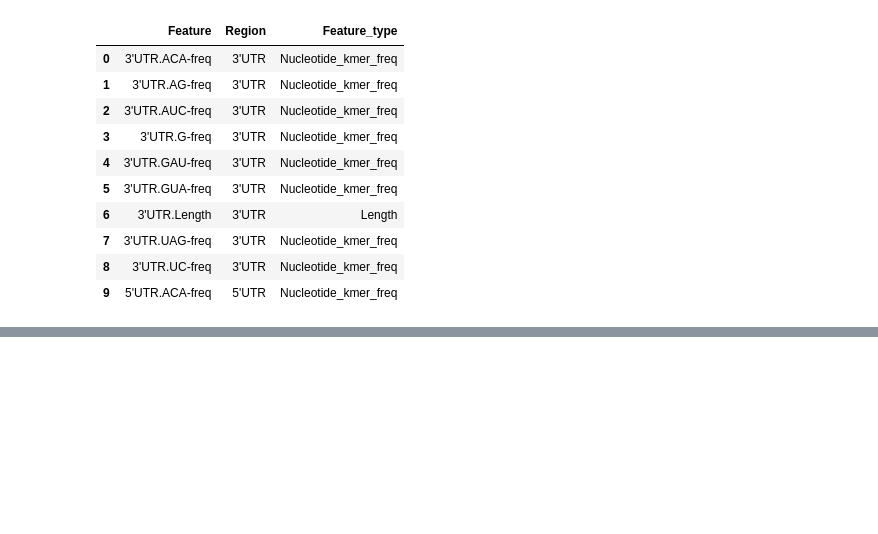
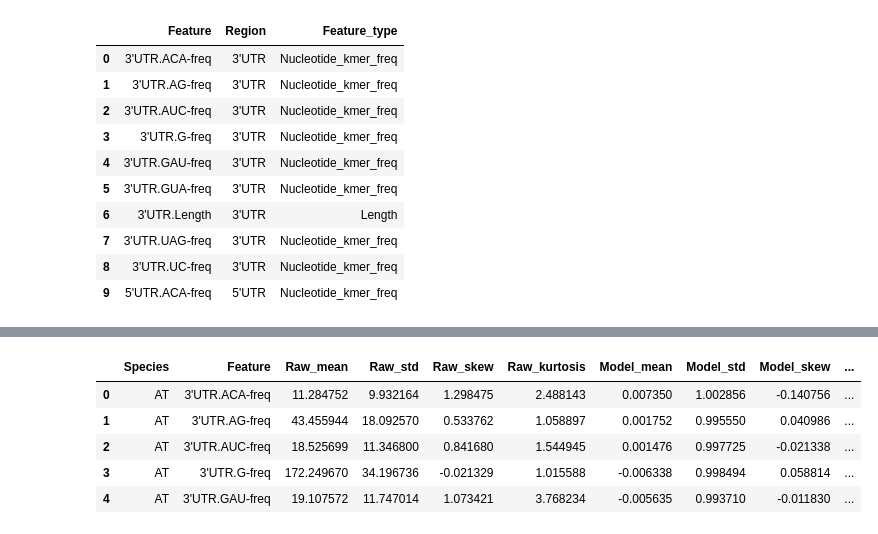
Before and after one commit to ih-11/regression, a Jupyter notebook: notebooks/analysis5_step1.ipynb, the cells around one changed output, grey strips where cells are left out. Cells and saved outputs as stored; diff of their text form; code cells hidden in the pictures; blank space fills up the shorter version.

```diff
--- a/notebooks/analysis5_step1.ipynb
+++ b/notebooks/analysis5_step1.ipynb
@@ -689,0 +895,77 @@ Feature metadata:
+# %%
+# ============================================
+# Raw vs transformed feature distributions
+# ============================================
+
+transform_summary = []
+
+for species_key in SPECIES:
+
+    species = SPECIES_INFO[species_key]["label"]
+    bundle = lgbm_data[species_key]
+
+    raw_df = candidate_raw_wide_df[
+        candidate_raw_wide_df["Species"] == species
+    ][candidate_features]
+
+    model_df = pd.concat(
+        [
+            bundle["x_train_model"][candidate_features],
+            bundle["x_test_model"][candidate_features],
+        ],
+        axis=0,
+    )
+
+    for feature in candidate_features:
+
+        raw = raw_df[feature].dropna()
+
+        model = model_df[feature].dropna()
+
+        transform_summary.append({
+
+            "Species": species,
+            "Feature": feature,
+
+            "Raw_mean": raw.mean(),
+            "Raw_std": raw.std(),
+            "Raw_skew": stats.skew(raw),
+            "Raw_kurtosis": stats.kurtosis(raw),
+
+            "Model_mean": model.mean(),
+            "Model_std": model.std(),
+            "Model_skew": stats.skew(model),
+            "Model_kurtosis": stats.kurtosis(model),
+
+            "Abs_skew_reduction":
+                abs(stats.skew(raw))
+                - abs(stats.skew(model)),
+
+            "Abs_kurtosis_reduction":
+                abs(stats.kurtosis(raw))
+                - abs(stats.kurtosis(model)),
+        })
+
+transform_summary_df = pd.DataFrame(transform_summary)
+
+print()
+print("Transformation summary")
+print("----------------------")
+
+display(transform_summary_df.head())
+
+print()
+
+display(
+    transform_summary_df[
+        [
+            "Raw_skew",
+            "Model_skew",
+            "Abs_skew_reduction",
+            "Raw_kurtosis",
+            "Model_kurtosis",
+            "Abs_kurtosis_reduction",
+        ]
+    ].describe()
+)
+# %% [output]
@@ -689,0 +974,6 @@ Feature metadata:
+|  | Species | Feature | Raw_mean | Raw_std | Raw_skew | Raw_kurtosis | Model_mean | Model_std | Model_skew | ... |
+| 0 | AT | 3'UTR.ACA-freq | 11.284752 | 9.932164 | 1.298475 | 2.488143 | 0.007350 | 1.002856 | -0.140756 | ... |
+| 1 | AT | 3'UTR.AG-freq | 43.455944 | 18.092570 | 0.533762 | 1.058897 | 0.001752 | 0.995550 | 0.040986 | ... |
+| 2 | AT | 3'UTR.AUC-freq | 18.525699 | 11.346800 | 0.841680 | 1.544945 | 0.001476 | 0.997725 | -0.021338 | ... |
+| 3 | AT | 3'UTR.G-freq | 172.249670 | 34.196736 | -0.021329 | 1.015588 | -0.006338 | 0.998494 | 0.058814 | ... |
+| 4 | AT | 3'UTR.GAU-freq | 19.107572 | 11.747014 | 1.073421 | 3.768234 | -0.005635 | 0.993710 | -0.011830 | ... |
```
Also changed, not shown: parts of 4 cells of this notebook.
